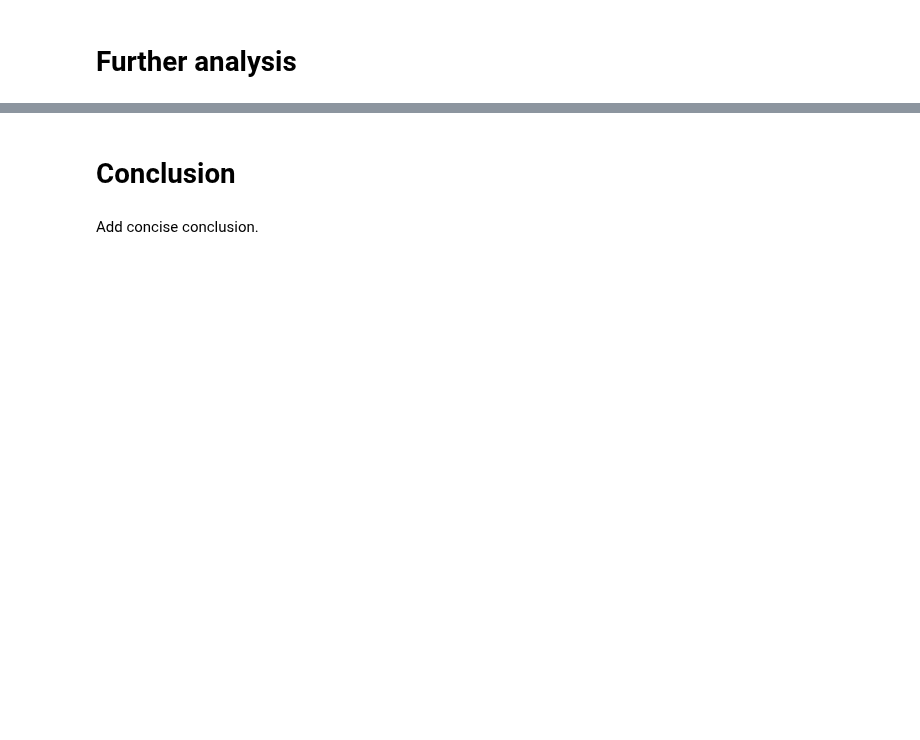
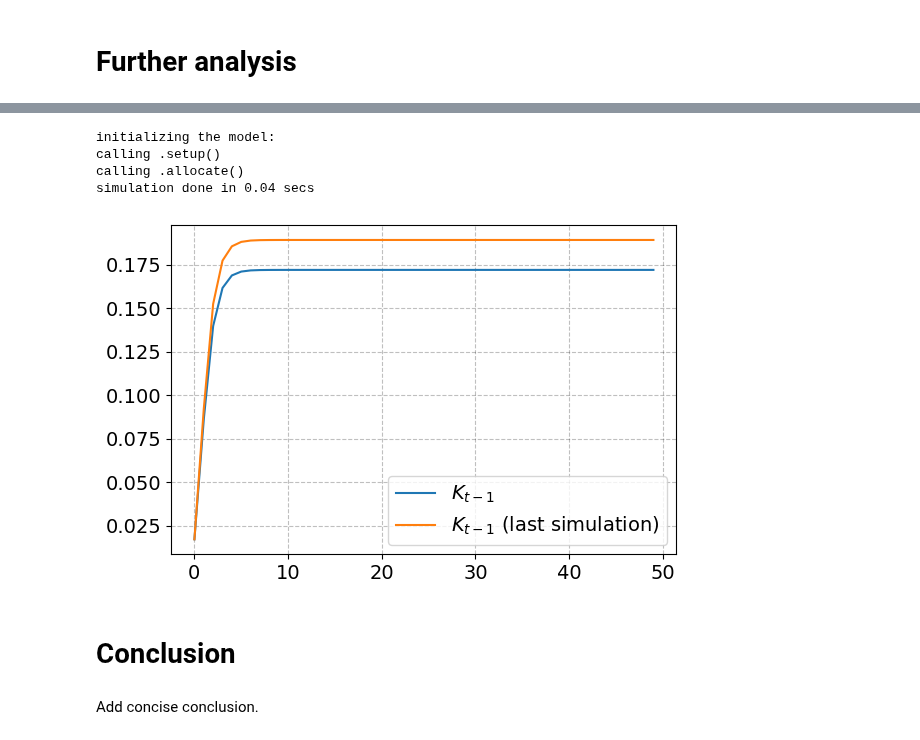
Before and after one commit to NumEconCopenhagen/projects-2023-cbjk, a Jupyter notebook: modelproject/modelproject.ipynb, the cells around one changed output, grey strips where cells are left out. Drawn from its saved outputs; the diff is of its cells as text; code cells hidden in the pictures; blank space fills up the shorter version.

```diff
--- a/modelproject/modelproject.ipynb
+++ b/modelproject/modelproject.ipynb
@@ -51,3 +127,54 @@ Try to make an extension of the model.
+# %%
+model2 = OLGModelClass()
+par = model2.par # SimpeNamespace
+sim = model2.sim # SimpeNamespace
+
+# a. production
+par.production_function = 'cobb-douglas'
+par.theta = 0.0
+
+# b. households
+par.sigma = 1.0
+
+# c. government
+par.tau_w = 0.0
+par.tau_r = 0.0
+sim.balanced_budget[:] = True # G changes to achieve this
+
+# d. population growth
+par.n = 0.1
+par.n = 1.1
+
+# e. initial values
+K_ss = ((1-par.alpha)/((1+1.0/par.beta)))**(1/(1-par.alpha))
+par.K_lag_ini = 0.1*K_ss
+
+
+s_g = 0.41
+
+# a. initialize
+sim.K_lag[0] = par.K_lag_ini
+sim.B_lag[0] = par.B_lag_ini
+
+simulate_before_s(par,sim, t=0, pop = True, At = True)
+simulate_after_s(par,sim, s=s_g, t=0, pop = True, At = True)
+simulate_before_s(par,sim, t=1, pop = True, At = True)
+
+s_min,s_max = find_s_bracket(par,sim,t=0)
+
+obj = lambda s: calc_euler_error(s,par,sim,t=0)
+result = optimize.root_scalar(obj,bracket=(s_min,s_max),method='bisect')
+
+model1.simulate()
+# %% [output]
+initializing the model:
+calling .setup()
+calling .allocate()
+simulation done in 0.04 secs
+# %%
+plot_K(K_lag = model.sim.K_lag, K_ss = K_ss, K_lag_old = K_lag_pop)
+# %% [output]
+[figure, added]
 # %% [markdown]
 # Conclusion
 # %% [markdown]
```
Also changed, not shown: parts of 19 cells of this notebook, 1 other file.
